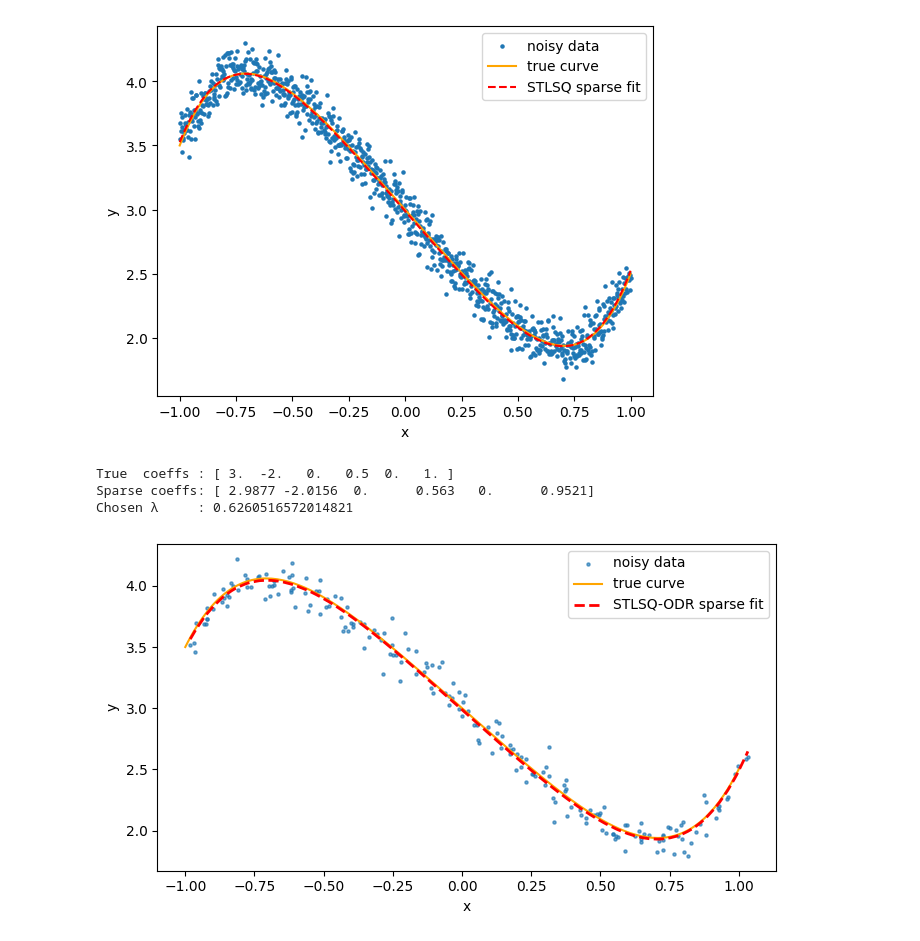
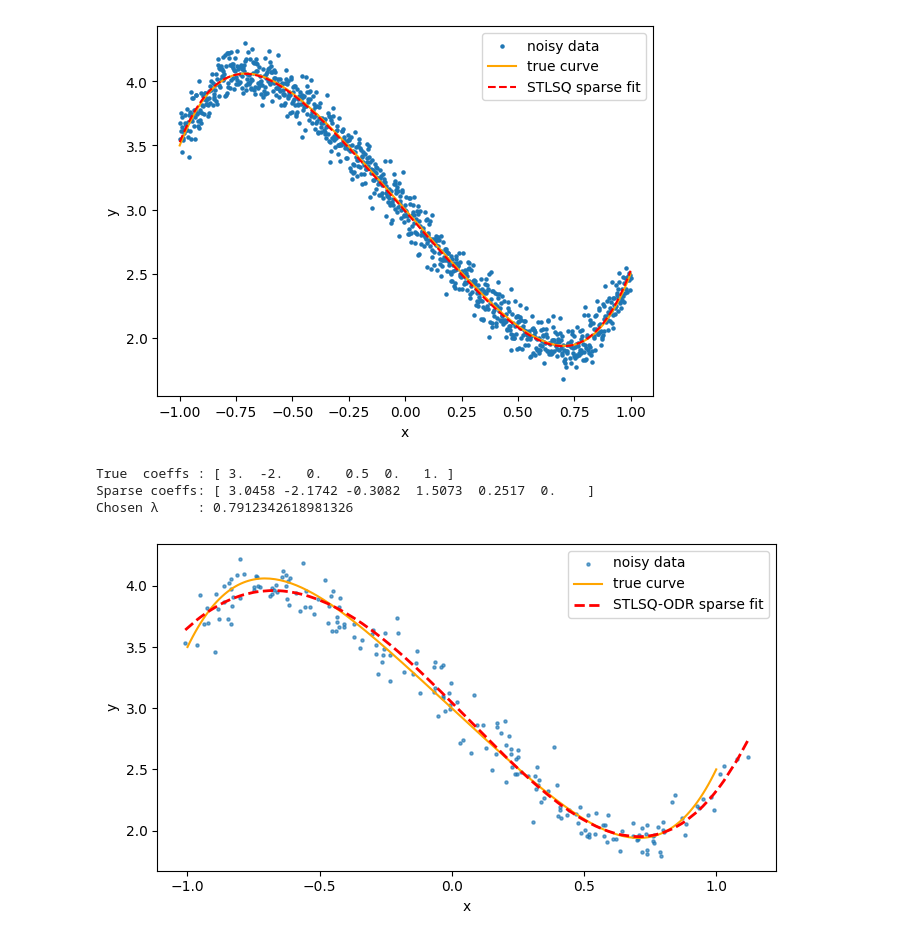
Before and after one commit to Xinyi10086/project, a Jupyter notebook: notebook/Sindy.ipynb, the cells around one changed output. Cells and saved outputs as stored; diff of their text form; code cells hidden in the pictures.

```diff
--- a/notebook/Sindy.ipynb
+++ b/notebook/Sindy.ipynb
@@ -108,11 +108,12 @@ Sparse coeffs: [ 2.98803894 -2.00904345  0.          0.52705949  0.03702859  0.9
 Chosen λ: 0.00650967523045817
 [figure]
 # %%
+
 def _odr_fit(A: np.ndarray, b: np.ndarray, beta0: np.ndarray | None = None) -> np.ndarray:
 
-    # polynomial model:  y = beta · x
+    # polynomial model
     def poly_model(beta, x):
-        return
+        return np.dot(beta, x)
 
     model = odr.Model(poly_model)
     data  = odr.RealData(A.T, b, sx= 0.1, sy = 0.1)
@@ -154,7 +155,7 @@ m = 200
 x_true = np.linspace(-1, 1, m)
 
 # Add noise to both x and y
-x_noisy = x_true + 0.02 * np.random.randn(m)
+x_noisy = x_true + 0.06 * np.random.randn(m)
 true_coeffs = np.array([3, -2, 0, 0.5, 0, 1])
 deg = len(true_coeffs) - 1
 y_clean = sum(c * x_true**k for k, c in enumerate(true_coeffs))
@@ -175,33 +176,33 @@ for lam in lambdas:
     # Sparse regression (on normalized library)
     Xi_n = STLSQ_ODR(Theta_n, y, lam, n_iter=10)
     # Rescale coefficients back to original magnitude
     Xi = Xi_n / col_norms[:, None]
 
     # Residual sum of squares
     rss = np.sum((y_noisy - (Theta @ Xi).ravel())**2)
     k_nonzero = np.count_nonzero(Xi)
     bic = n * np.log(rss / n) + k_nonzero * np.log(n)
 
     if bic < best_bic:
         best_bic, best_Xi, best_lam = bic, Xi.ravel(), lam
 
 
 print("True  coeffs :", true_coeffs)
 print("Sparse coeffs:", np.round(best_Xi, 4))
 print("Chosen λ     :", best_lam)
 
 y_fit = sum(best_Xi[k] * x_noisy**k for k in range(deg + 1))
 
 plt.figure(figsize=(7, 4))
 plt.scatter(x_noisy, y_noisy, s=5, alpha=0.65, label="noisy data")
 plt.plot(x_true, y_clean, color="orange", lw=1.5, label="true curve")
 plt.plot(np.sort(x_noisy), y_fit[np.argsort(x_noisy)],
          "--", color="red", lw=2, label="STLSQ-ODR sparse fit")
 plt.xlabel("x"); plt.ylabel("y")
 plt.legend(); plt.tight_layout()
 plt.show()
 # %% [output]
 True  coeffs : [ 3.  -2.   0.   0.5  0.   1. ]
-Sparse coeffs: [ 2.9877 -2.0156  0.      0.563   0.      0.9521]
-Chosen λ     : 0.6260516572014821
+Sparse coeffs: [ 3.0458 -2.1742 -0.3082  1.5073  0.2517  0.    ]
+Chosen λ     : 0.7912342618981326
-[figure, old version]
+[figure, new version]
```
Also changed, not shown: parts of 4 cells of this notebook.
